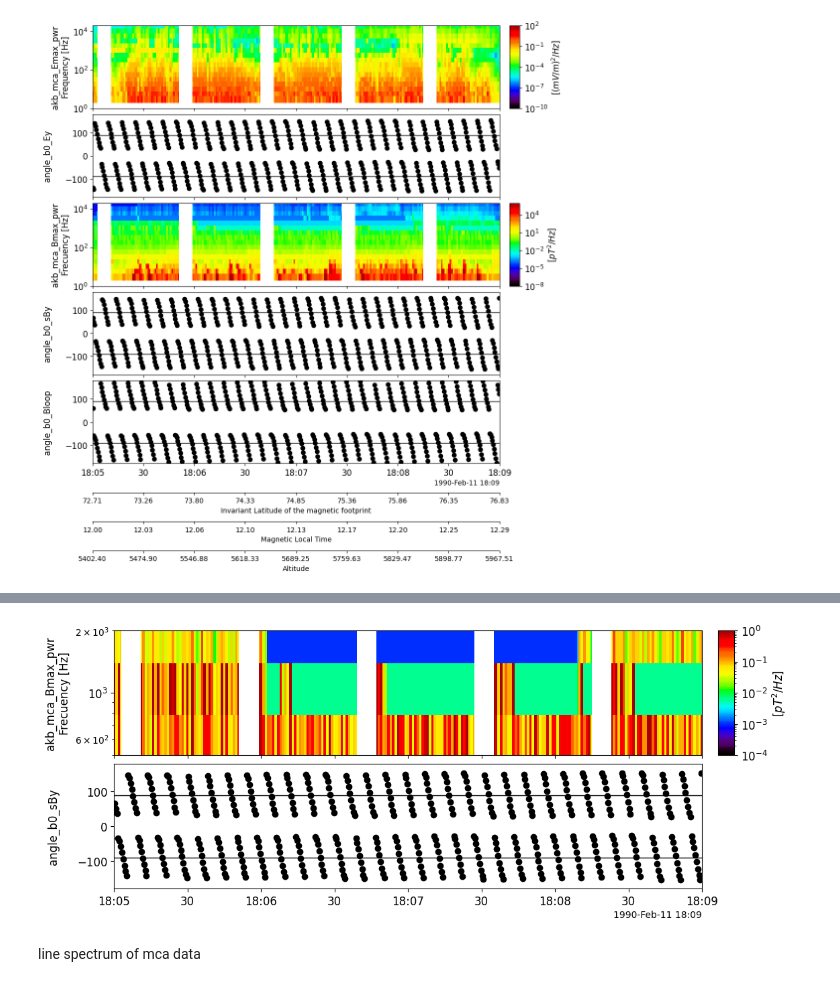
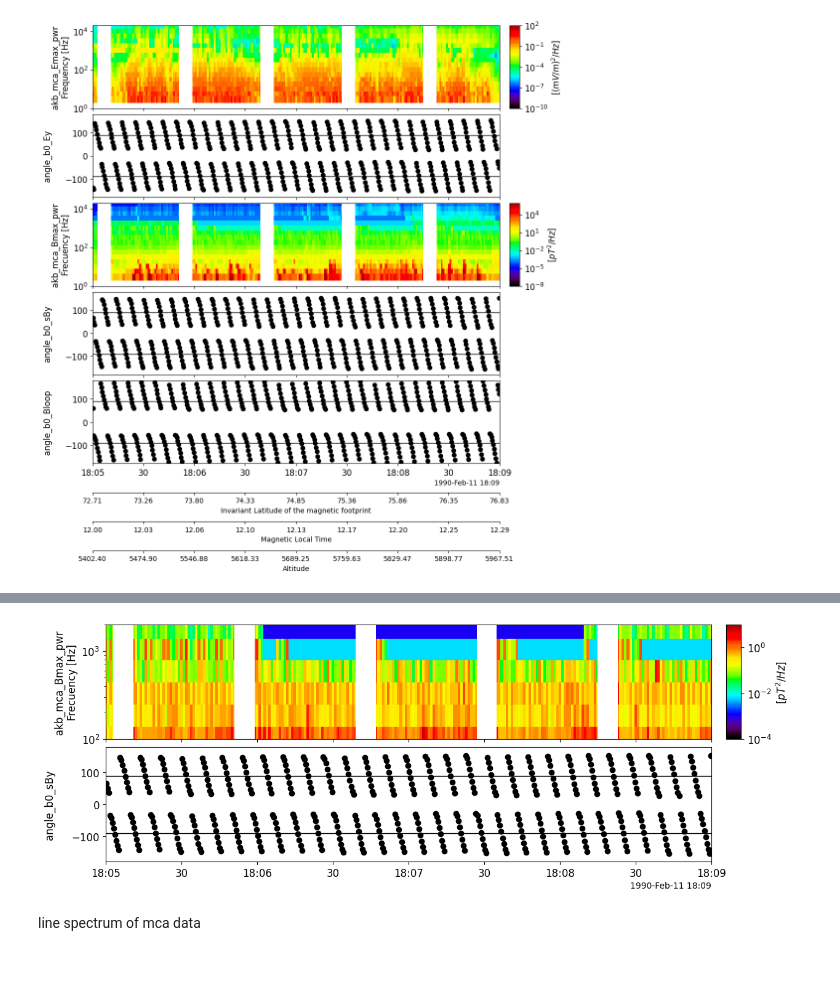
Before and after one commit to shuji-onosawa/akebono_analysis, a Jupyter notebook: src/ishigaya_extend.ipynb, the cells around one changed output, grey strips where cells are left out. Saved outputs shown, nothing was run; the diff lists cells and outputs as text; code cells hidden in the pictures.

```diff
--- a/src/ishigaya_extend.ipynb
+++ b/src/ishigaya_extend.ipynb
@@ -1129,9 +1130,9 @@ plt.show()
 # %%
-pytplot.options('akb_mca_Bmax_pwr', opt_dict={'yrange':[500, 2000], 'zrange':[1e-4, 1]})
+pytplot.options('akb_mca_Bmax_pwr', opt_dict={'yrange':[100, 2000], 'zrange':[1e-4, 10]})
 pytplot.tlimit(['1990-02-11 18:05:00', '1990-02-11 18:09:00'])
 pytplot.tplot(['akb_mca_Bmax_pwr', 'angle_b0_sBy'])
 # %% [output]
-[figure, old version]
+[figure, new version]
 # %% [markdown]
 line spectrum of mca data
 # %%
```
Also changed, not shown: parts of 5 cells of this notebook, 2 other files.
